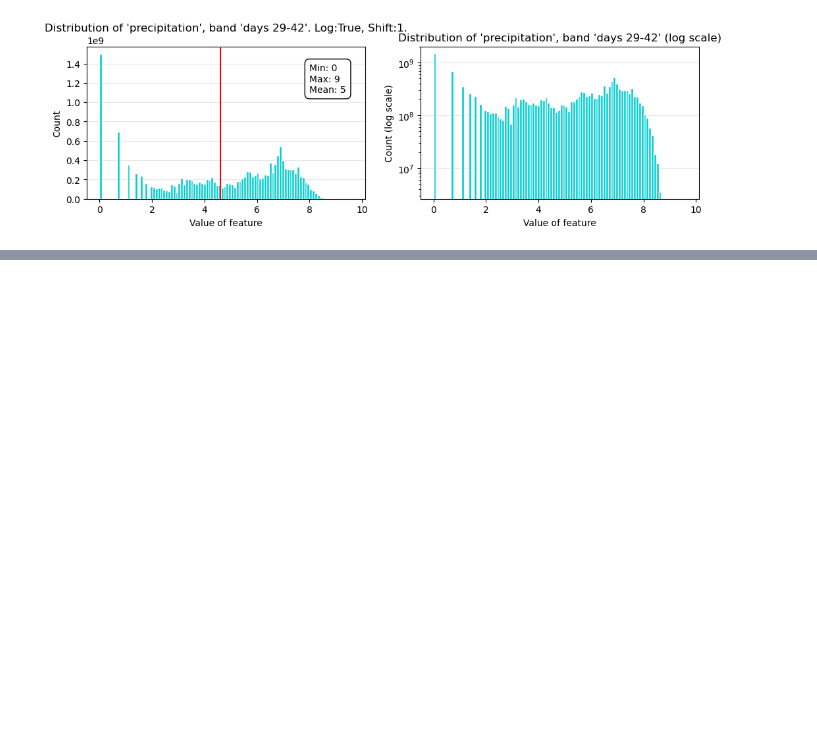
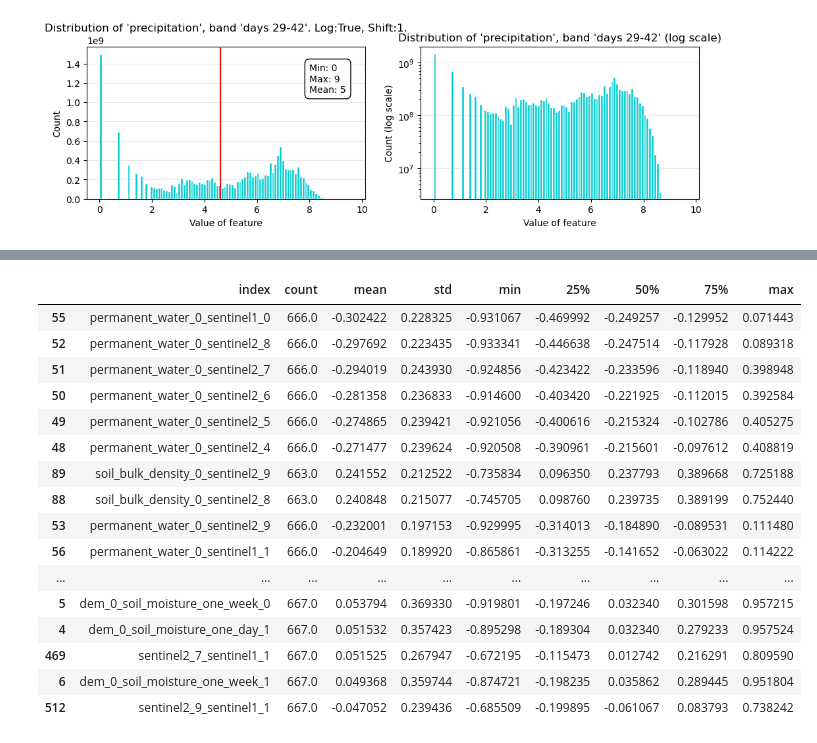
Before and after one commit to Natasha-R/Flood-Prediction-Deep-Learning, a Jupyter notebook: analysis/explore_dataset.ipynb, the cells around one changed output, grey strips where cells are left out. Saved outputs shown, nothing was run; the diff lists cells and outputs as text; code cells hidden in the pictures; blank space fills up the shorter version.

Commit message:
Calculate feature correlations

```diff
--- a/analysis/explore_dataset.ipynb
+++ b/analysis/explore_dataset.ipynb
@@ -236,0 +284,4 @@ plot_feature(data, "precipitation", 15, shift=1, log=True)
+# %%
+correlations = pd.read_csv(f"{data_folder}/metadata/feature_correlations.csv")
+
+correlations.describe().T.sort_values("mean", key=abs, ascending=False).head(50)
@@ -236,0 +310,28 @@ plot_feature(data, "precipitation", 15, shift=1, log=True)
+# %%
+feature_names = ["dem", "permanent_water", "soil_bulk_density", "flow_accumulation", "soil_moisture",
+                 "sentinel2", "sentinel1", "flow_direction", "precipitation"]
+def same_feature_correlation(correlation):
+    for feature_name in feature_names:
+        if correlation.count(feature_name) >= 2:
+            return True
+    return False
+not_same_feature = pd.Series([not same_feature_correlation(correlation) for correlation in correlations.columns])
+correlations.describe().T.reset_index()[not_same_feature].sort_values("mean", key=abs, ascending=False).head(50)
+# %% [output]
+|  | index | count | mean | std | min | 25% | 50% | 75% | max |
+| 55 | permanent_water_0_sentinel1_0 | 666.0 | -0.302422 | 0.228325 | -0.931067 | -0.469992 | -0.249257 | -0.129952 | 0.071443 |
+| 52 | permanent_water_0_sentinel2_8 | 666.0 | -0.297692 | 0.223435 | -0.933341 | -0.446638 | -0.247514 | -0.117928 | 0.089318 |
+| 51 | permanent_water_0_sentinel2_7 | 666.0 | -0.294019 | 0.243930 | -0.924856 | -0.423422 | -0.233596 | -0.118940 | 0.398948 |
+| 50 | permanent_water_0_sentinel2_6 | 666.0 | -0.281358 | 0.236833 | -0.914600 | -0.403420 | -0.221925 | -0.112015 | 0.392584 |
+| 49 | permanent_water_0_sentinel2_5 | 666.0 | -0.274865 | 0.239421 | -0.921056 | -0.400616 | -0.215324 | -0.102786 | 0.405275 |
+| 48 | permanent_water_0_sentinel2_4 | 666.0 | -0.271477 | 0.239624 | -0.920508 | -0.390961 | -0.215601 | -0.097612 | 0.408819 |
+| 89 | soil_bulk_density_0_sentinel2_9 | 663.0 | 0.241552 | 0.212522 | -0.735834 | 0.096350 | 0.237793 | 0.389668 | 0.725188 |
+| 88 | soil_bulk_density_0_sentinel2_8 | 663.0 | 0.240848 | 0.215077 | -0.745705 | 0.098760 | 0.239735 | 0.389199 | 0.752440 |
+| 53 | permanent_water_0_sentinel2_9 | 666.0 | -0.232001 | 0.197153 | -0.929995 | -0.314013 | -0.184890 | -0.089531 | 0.111480 |
+| 56 | permanent_water_0_sentinel1_1 | 666.0 | -0.204649 | 0.189920 | -0.865861 | -0.313255 | -0.141652 | -0.063022 | 0.114222 |
+| ... | ... | ... | ... | ... | ... | ... | ... | ... | ... |
+| 5 | dem_0_soil_moisture_one_week_0 | 667.0 | 0.053794 | 0.369330 | -0.919801 | -0.197246 | 0.032340 | 0.301598 | 0.957215 |
+| 4 | dem_0_soil_moisture_one_day_1 | 667.0 | 0.051532 | 0.357423 | -0.895298 | -0.189304 | 0.032340 | 0.279233 | 0.957524 |
+| 469 | sentinel2_7_sentinel1_1 | 667.0 | 0.051525 | 0.267947 | -0.672195 | -0.115473 | 0.012742 | 0.216291 | 0.809590 |
+| 6 | dem_0_soil_moisture_one_week_1 | 667.0 | 0.049368 | 0.359744 | -0.874721 | -0.198235 | 0.035862 | 0.289445 | 0.951804 |
+| 512 | sentinel2_9_sentinel1_1 | 667.0 | -0.047052 | 0.239436 | -0.685509 | -0.199895 | -0.061067 | 0.083793 | 0.738242 |
```
Also changed, not shown: parts of 7 cells of this notebook, 1 other file.
